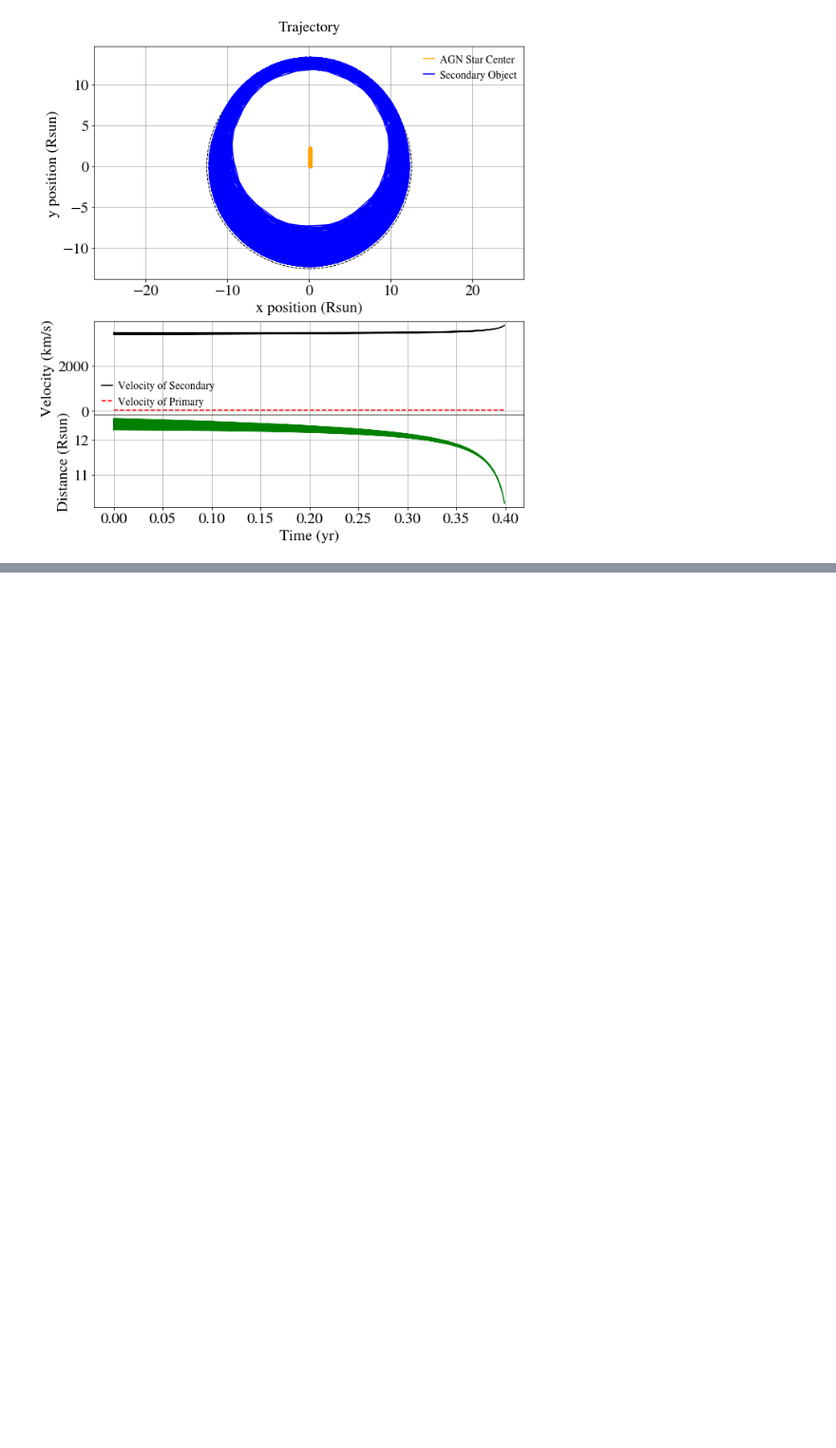
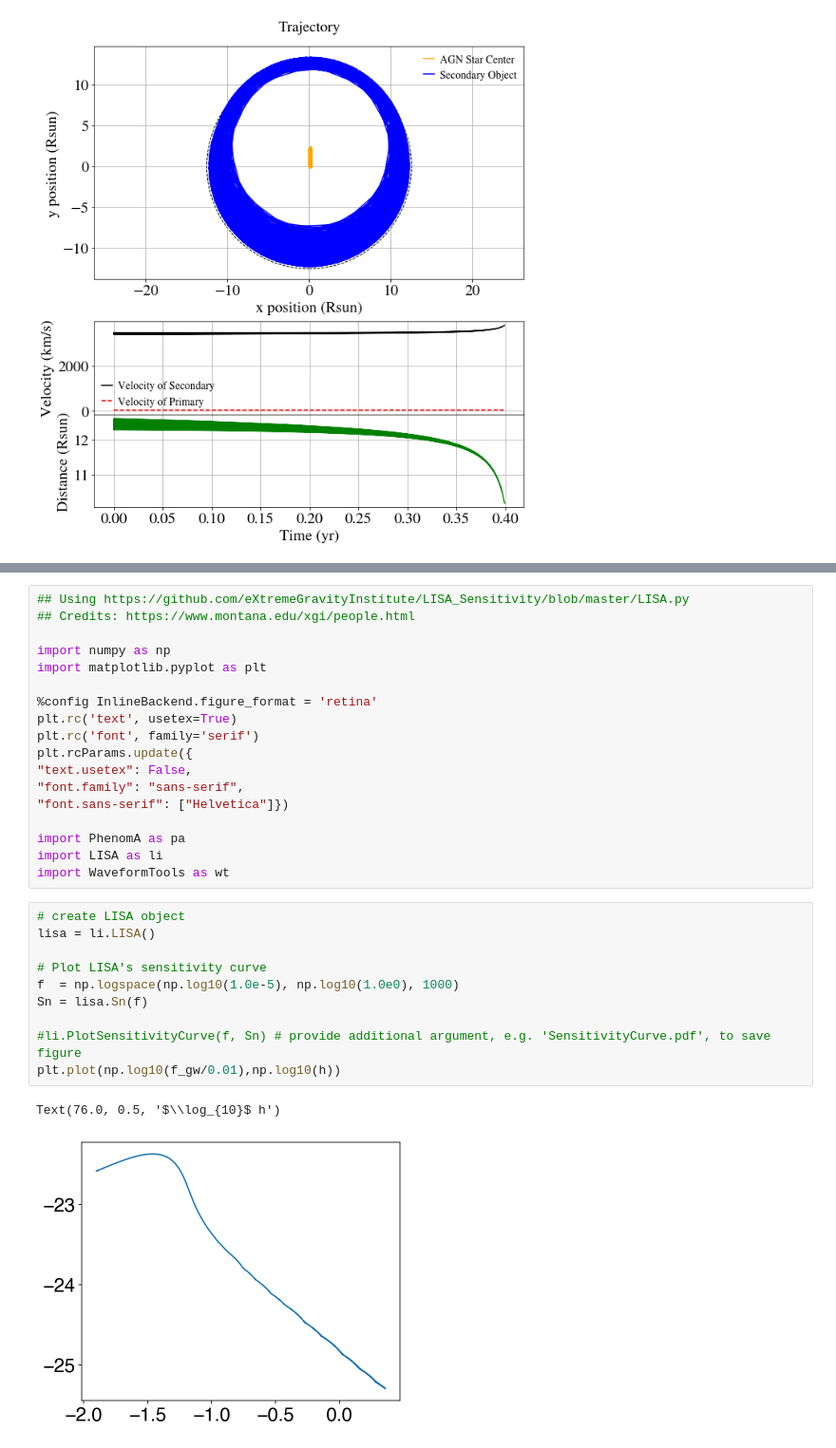
Before and after one commit to matteocantiello/agnstars_cee, a Jupyter notebook: CEE_AGN.ipynb, the cells around one changed output, grey strips where cells are left out. Shown at 95% size. Drawn from its saved outputs; the diff is of its cells as text; blank space fills up the shorter version.

```diff
--- a/CEE_AGN.ipynb
+++ b/CEE_AGN.ipynb
@@ -1250,0 +1295,31 @@ plot_simulation_results(positions, times, v_1, v_2, R_1)
+# %%
+## Using https://github.com/eXtremeGravityInstitute/LISA_Sensitivity/blob/master/LISA.py
+## Credits: https://www.montana.edu/xgi/people.html
+
+import numpy as np
+import matplotlib.pyplot as plt
+
+%config InlineBackend.figure_format = 'retina'
+plt.rc('text', usetex=True)
+plt.rc('font', family='serif')
+plt.rcParams.update({
+"text.usetex": False,
+"font.family": "sans-serif",
+"font.sans-serif": ["Helvetica"]})
+
+import PhenomA as pa
+import LISA as li
+import WaveformTools as wt
+# %%
+# create LISA object
+lisa = li.LISA()
+
+# Plot LISA's sensitivity curve
+f  = np.logspace(np.log10(1.0e-5), np.log10(1.0e0), 1000)
+Sn = lisa.Sn(f)
+
+#li.PlotSensitivityCurve(f, Sn) # provide additional argument, e.g. 'SensitivityCurve.pdf', to save figure
+plt.plot(np.log10(f_gw/0.01),np.log10(h))
+# %% [output]
+Text(76.0, 0.5, '$\\log_{10}$ h')
+[figure, added]
```
Also changed, not shown: parts of 22 cells of this notebook, 10 other files.
